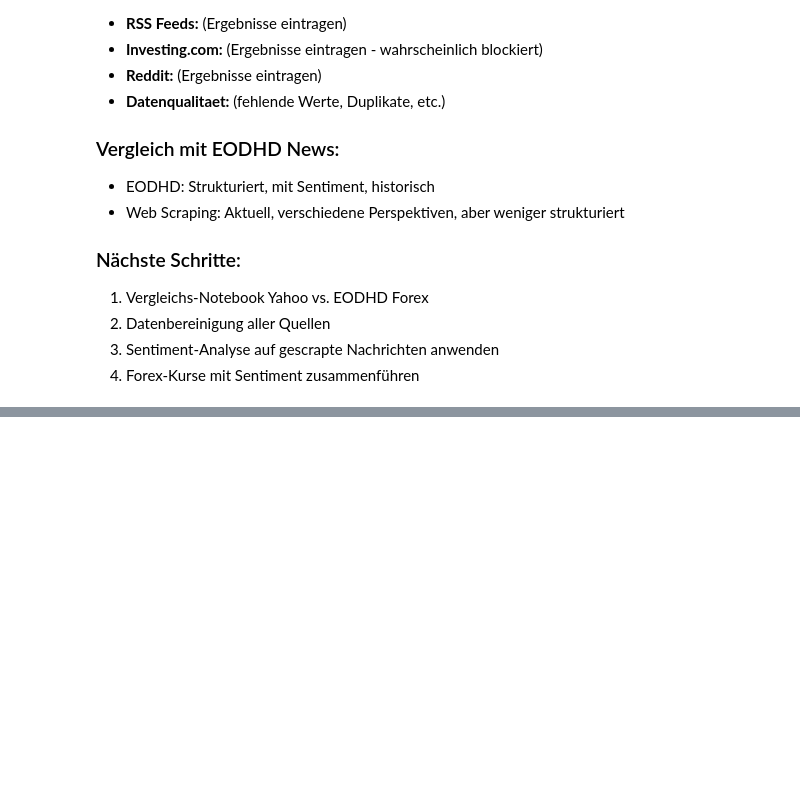
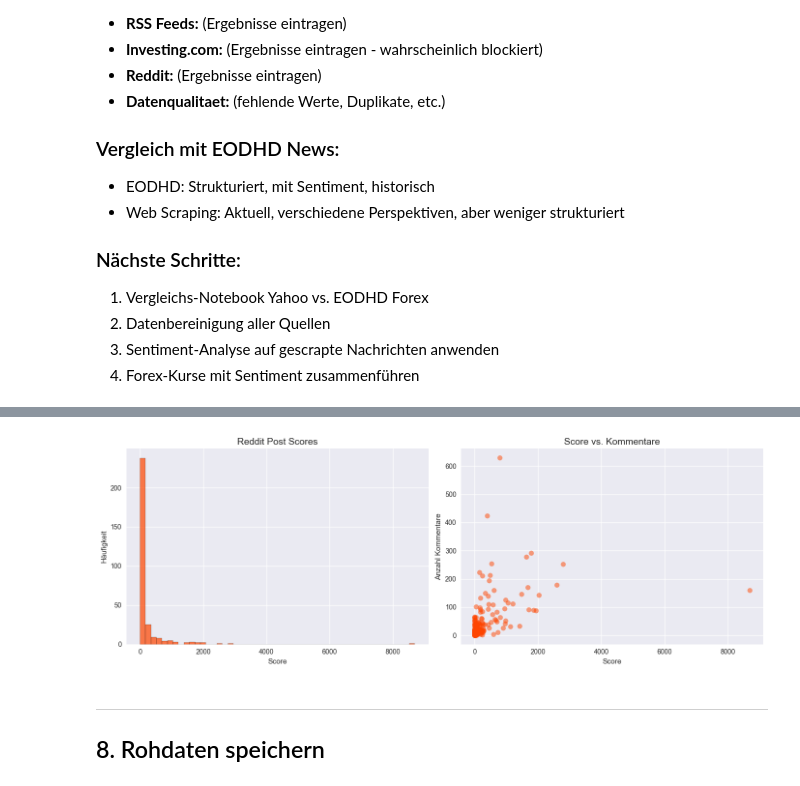
Before and after one commit to Jerycodes/26FS-BAI-Data-Engineering-and-Wrangling, a Jupyter notebook: notebooks/04_eda_news_webscraping_fenlin.ipynb, the cells around one changed output, grey strips where cells are left out. Cells and saved outputs as stored; diff of their text form; code cells hidden in the pictures; blank space fills up the shorter version.

```diff
--- a/notebooks/04_eda_news_webscraping_fenlin.ipynb
+++ b/notebooks/04_eda_news_webscraping_fenlin.ipynb
@@ -669,0 +1275,26 @@ JSON gespeichert: ../data/raw/news/webscraping/all_scraped_news_2026-03-11.json
+# %%
+# Gemeinsame Spalten definieren
+common_cols = ['source', 'title', 'link', 'published', 'summary', 'date', 'date_only']
+
+# DataFrames zusammenführen (nur gemeinsame Spalten)
+dfs_to_merge = []
+
+if not df_rss.empty:
+    dfs_to_merge.append(df_rss[common_cols])
+    print(f'RSS Feeds:      {len(df_rss)} Artikel')
+
+if not df_investing.empty:
+    dfs_to_merge.append(df_investing[common_cols])
+    print(f'Investing.com:  {len(df_investing)} Artikel')
+
+if not df_reddit.empty:
+    # Reddit hat extra Spalten (score, num_comments) - nur gemeinsame nehmen
+    dfs_to_merge.append(df_reddit[common_cols])
+    print(f'Reddit:         {len(df_reddit)} Posts')
+
+if dfs_to_merge:
+    df_all = pd.concat(dfs_to_merge, ignore_index=True)
+    print(f'\nGesamt zusammengeführt: {len(df_all)} Einträge')
+else:
+    df_all = pd.DataFrame()
+    print('Keine Daten zum Zusammenfuehren.')
@@ -669,0 +1390,24 @@ JSON gespeichert: ../data/raw/news/webscraping/all_scraped_news_2026-03-11.json
+# %%
+# 7.2 Reddit-spezifische Analyse
+if not df_reddit.empty:
+    fig, axes = plt.subplots(1, 2, figsize=(14, 5))
+
+    # Score-Verteilung
+    axes[0].hist(df_reddit['score'], bins=50, edgecolor='black', alpha=0.7, color='#FF4500')
+    axes[0].set_title('Reddit Post Scores', fontsize=14)
+    axes[0].set_xlabel('Score')
+    axes[0].set_ylabel('Häufigkeit')
+
+    # Kommentare vs Score
+    axes[1].scatter(df_reddit['score'], df_reddit['num_comments'], alpha=0.5, color='#FF4500')
+    axes[1].set_title('Score vs. Kommentare', fontsize=14)
+    axes[1].set_xlabel('Score')
+    axes[1].set_ylabel('Anzahl Kommentare')
+
+    plt.tight_layout()
+    plt.show()
+# %% [output]
+[figure, added]
+# %% [markdown]
+---
+## 8. Rohdaten speichern
```
Also changed, not shown: parts of 40 cells of this notebook, 10 other files.
